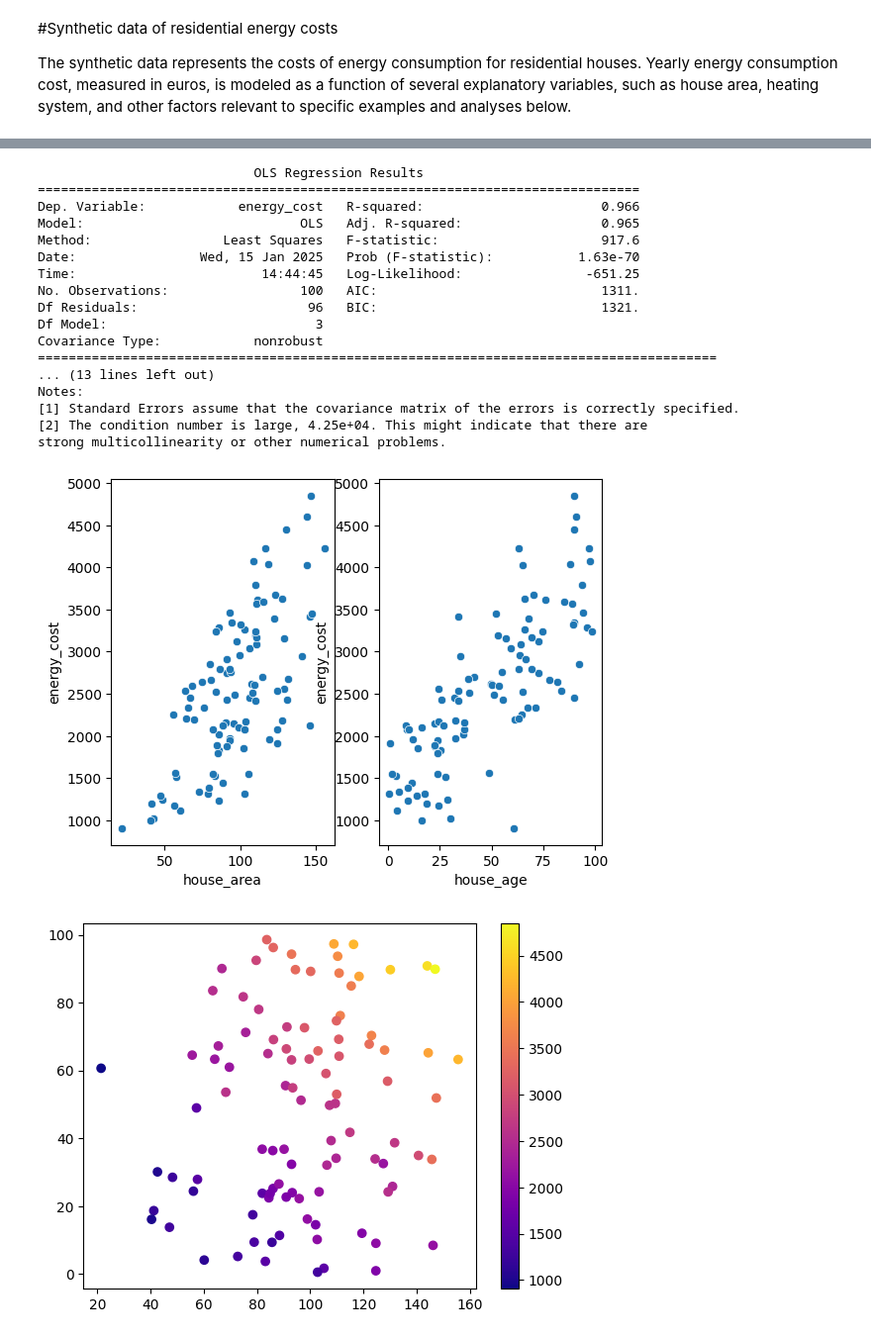
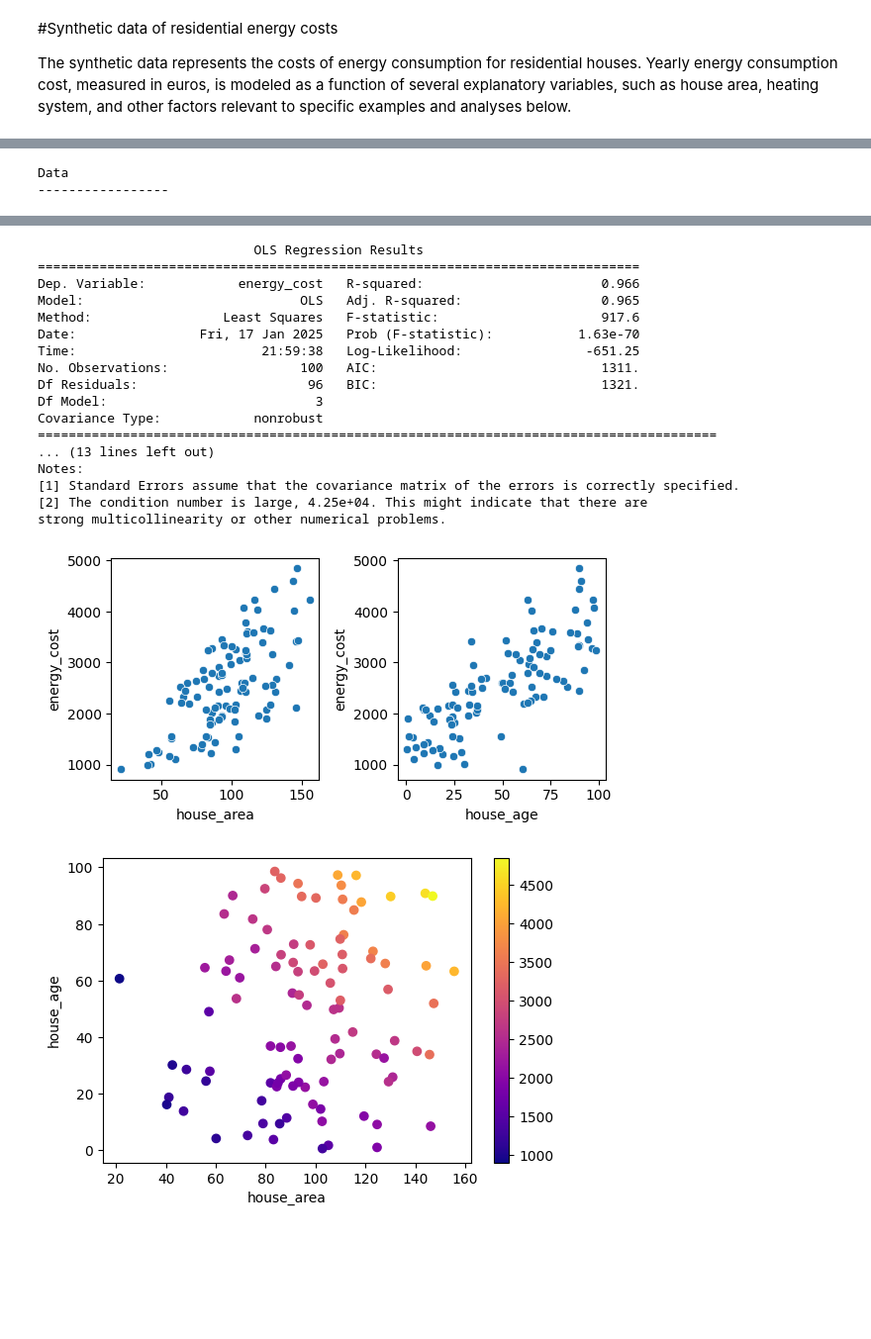
Before and after one commit to jacobjx/statistics, a Jupyter notebook: statsmodels_synthetic.ipynb, the cells around one changed output, grey strips where cells are left out. Shown at 99% size. Saved outputs shown, nothing was run; the diff lists cells and outputs as text; code cells hidden in the pictures; blank space fills up the shorter version.

```diff
--- a/statsmodels_synthetic.ipynb
+++ b/statsmodels_synthetic.ipynb
@@ -465,7 +645,7 @@ fixed_costs = 500
 sample_size = 100
 
 #set a random seed for reproducibility of results
-np.random.seed(42)  # For reproducibility
+np.random.seed(42)
 
 #generate data for explanatory variables and random effects
 house_area=np.random.normal(mean_house_area,std_house_area,size=sample_size) #a main driver
@@ -483,59 +663,71 @@ df = pd.DataFrame({
     'house_age': house_age
 })
 
-#display dataframe
+#display the dataframe
+print('\nData')
+print('-----------------')
 display(df.head())
 
 #visualize the data
-fig1,axs1=plt.subplots(1,2)
+fig1,axs1=plt.subplots(1,2, figsize=(6,3))
 sns.scatterplot(ax = axs1[0],data=df, x='house_area', y='energy_cost')
 sns.scatterplot(ax = axs1[1],data=df, x='house_age', y='energy_cost')
+plt.tight_layout()
 
-fig2,axs2=plt.subplots()
+fig2,axs2=plt.subplots(figsize=(6,4))
 scatter2d=axs2.scatter(df['house_area'],df['house_age'], c = df['energy_cost'], cmap =cmx.plasma)
 fig2.colorbar(scatter2d)
+axs2.set_xlabel('house_area')
+axs2.set_ylabel('house_age')
 
 #formulate statistical model
 formula1='energy_cost ~ house_area + house_age'
 formula2='energy_cost ~ house_area + house_age + house_area*house_age'
 
 #perform multiple linear regression
 OLS=ols(formula=formula2, data=df)
 model=OLS.fit()
 results=model.summary()
 print(results)
 
 #visualize the results
 fig3,axs3=plt.subplots(2,2)
 sns.regplot(ax=axs3[0,0], data=df, x='house_age', y='energy_cost')
 sns.histplot(ax=axs3[0,1],data=model.resid)
+axs3[0,1].set_xlabel('residual values')
+axs3[0,1].set_ylabel('count')
 sm.qqplot(ax=axs3[1,0], data=model.resid, line='s')
 sns.scatterplot(ax=axs3[1,1], x=model.fittedvalues,y=model.resid)
 axs3[1,1].axhline(0)
+axs3[1,1].set_xlabel('fitted values')
+axs3[1,1].set_ylabel('residual values')
+plt.tight_layout()
 plt.show()
 # %% [output]
+Data
+-----------------
 |  | energy_cost | house_area | house_age |
 | 0 | 2693.669108 | 114.901425 | 41.741100 |
 | 1 | 2146.762256 | 95.852071 | 22.210781 |
 | 2 | 1964.893099 | 119.430656 | 11.986537 |
 | 3 | 3416.206501 | 145.690896 | 33.761517 |
 | 4 | 3465.534145 | 92.975399 | 94.290970 |
-                            OLS Regression Results
-==============================================================================
-Dep. Variable:            energy_cost   R-squared:                       0.966
-Model:                            OLS   Adj. R-squared:                  0.965
-Method:                 Least Squares   F-statistic:                     917.6
-Date:                Wed, 15 Jan 2025   Prob (F-statistic):           1.63e-70
-Time:                        14:44:45   Log-Likelihood:                -651.25
-No. Observations:                 100   AIC:                             1311.
-Df Residuals:                      96   BIC:                             1321.
-Df Model:                           3
-Covariance Type:            nonrobust
-========================================================================================
-... (13 lines left out)
-Notes:
-[1] Standard Errors assume that the covariance matrix of the errors is correctly specified.
-[2] The condition number is large, 4.25e+04. This might indicate that there are
-strong multicollinearity or other numerical problems.
+                            OLS Regression Results
+==============================================================================
+Dep. Variable:            energy_cost   R-squared:                       0.966
+Model:                            OLS   Adj. R-squared:                  0.965
+Method:                 Least Squares   F-statistic:                     917.6
+Date:                Fri, 17 Jan 2025   Prob (F-statistic):           1.63e-70
+Time:                        21:59:38   Log-Likelihood:                -651.25
+No. Observations:                 100   AIC:                             1311.
+Df Residuals:                      96   BIC:                             1321.
+Df Model:                           3
+Covariance Type:            nonrobust
+========================================================================================
+... (13 lines left out)
+Notes:
+[1] Standard Errors assume that the covariance matrix of the errors is correctly specified.
+[2] The condition number is large, 4.25e+04. This might indicate that there are
+strong multicollinearity or other numerical problems.
-[figure, old version]
+[figure, new version]
-[figure, old version]
+[figure, new version]
```
Also changed, not shown: parts of 23 cells of this notebook.
